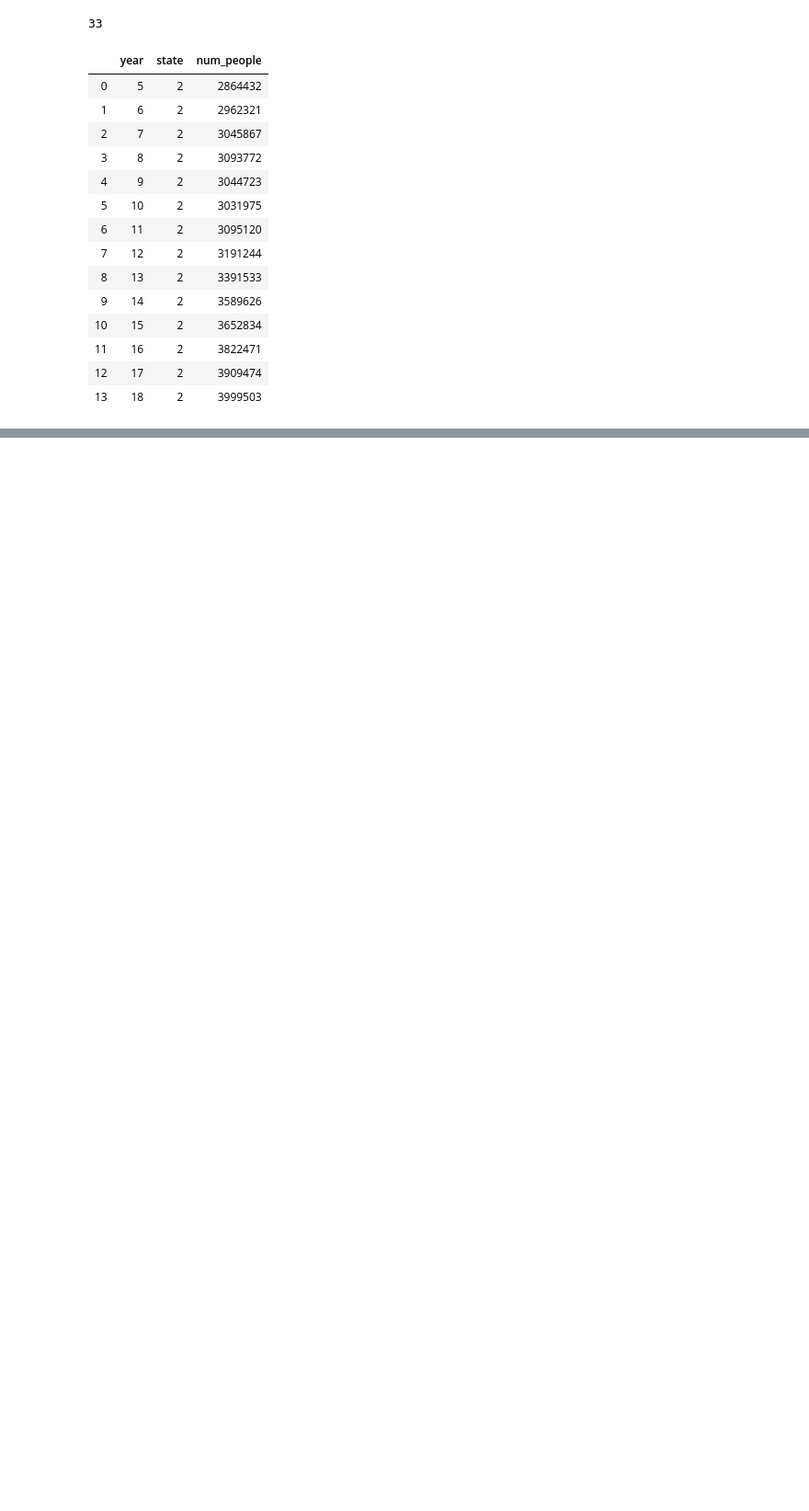
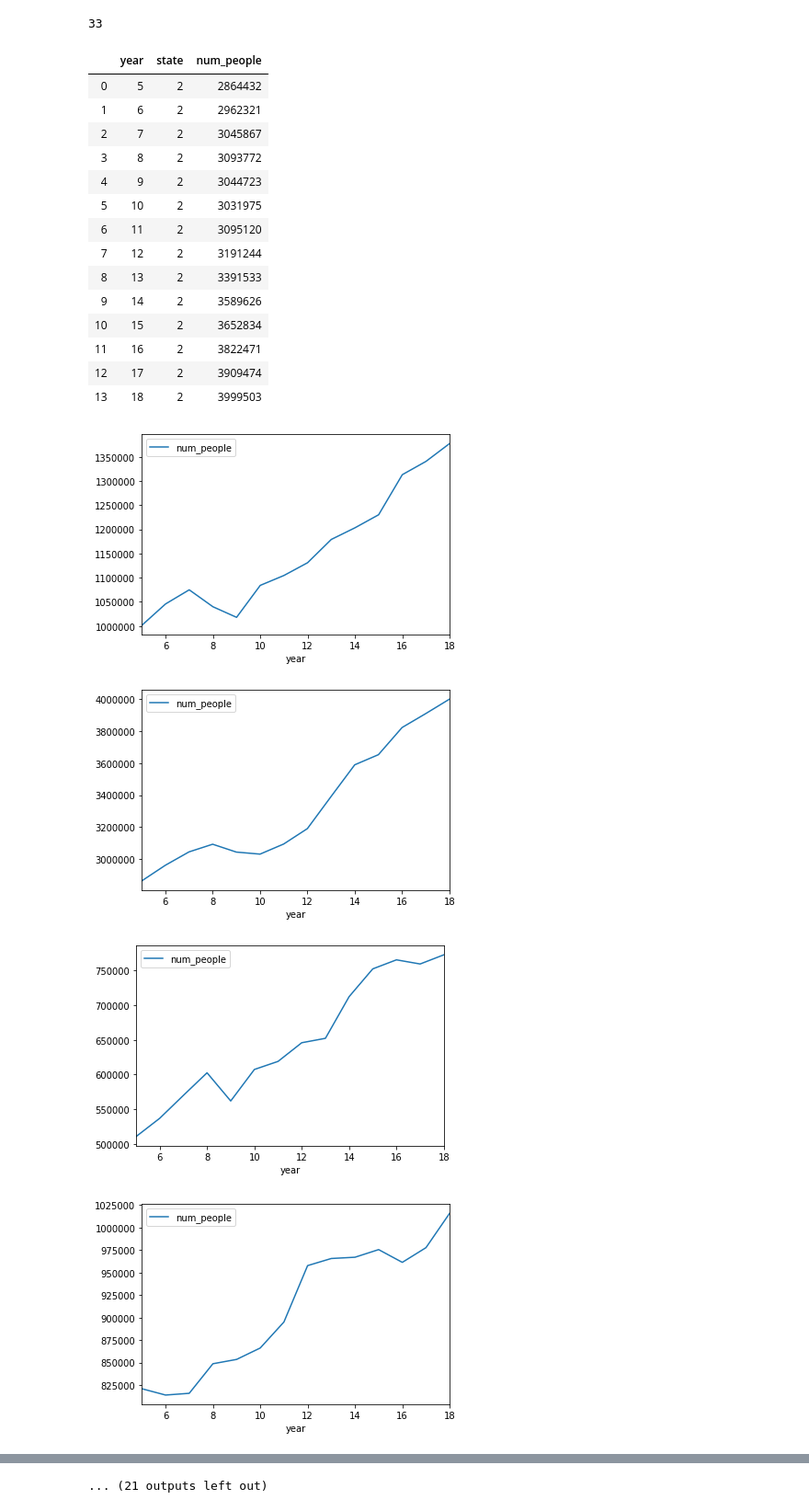
Before and after one commit to E7SATAI/salarios, a Jupyter notebook: salarios5.ipynb, the cells around one changed output, grey strips where cells are left out. Shown at 92% size. Drawn from its saved outputs; the diff is of its cells as text; code cells hidden in the pictures; blank space fills up the shorter version.

```diff
--- a/salarios5.ipynb
+++ b/salarios5.ipynb
@@ -147,6 +147,11 @@ dataFrames[1]
 # %%
 i = 1
 for dataFrame in dataFrames:
-    functions.save_image_with_params(dataFrame, str(i) + '.png', x = 'year', y = 'num_people')
+    functions.save_image_with_params(dataFrame, 'state_' + str(i) + '.png', x = 'year', y = 'num_people')
     i = i + 1
     # dataFrame.plot(x = 'year', y = 'num_people')
+# %% [output]
+[figure, added]
+[figure, added]
+[figure, added]
+[figure, added]
@@ -152,0 +166 @@ for dataFrame in dataFrames:
+... (21 outputs left out)
```
Also changed, not shown: parts of 1 cell of this notebook, 4 other files.
